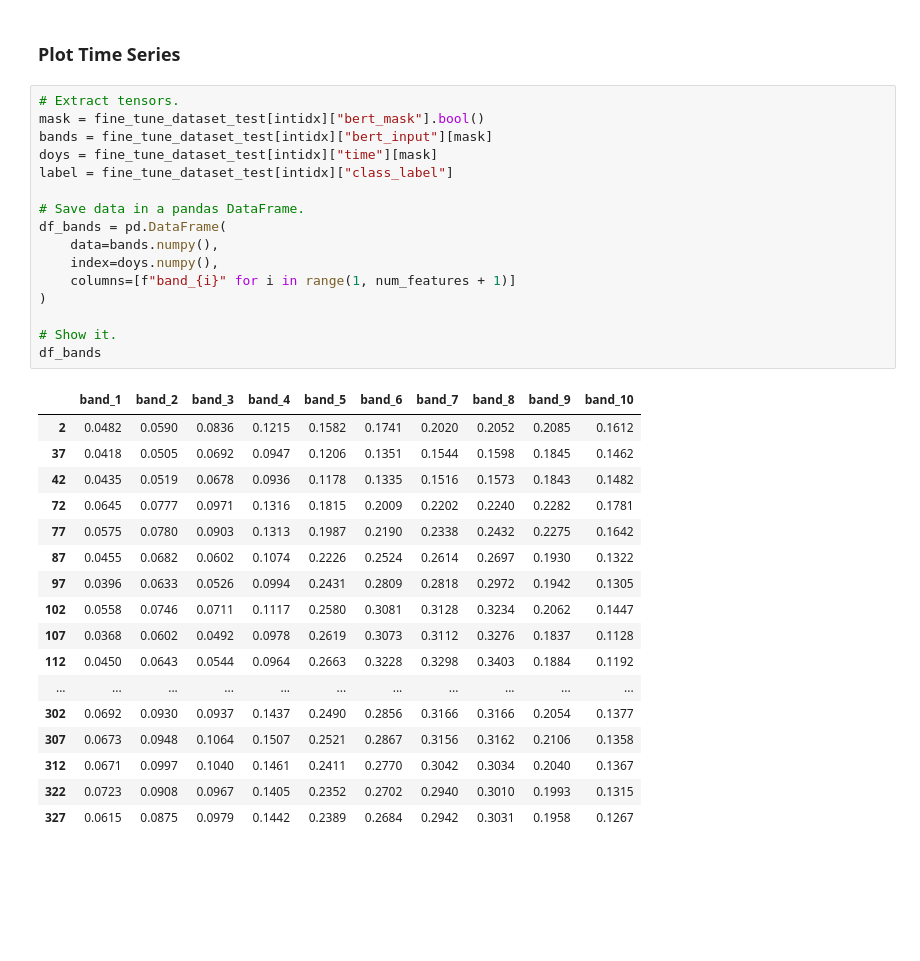
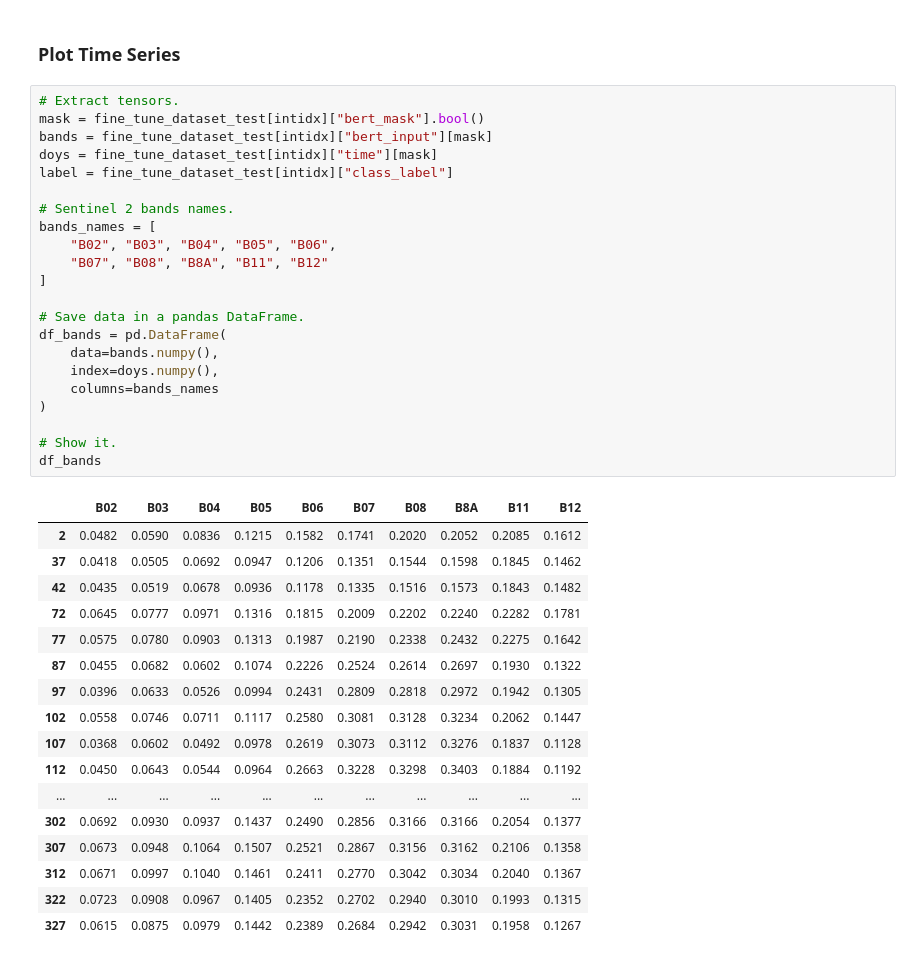
Before and after one commit to SandroAlex/geosatlearn, a Jupyter notebook: ml_models/sits-bert/notebooks/complete_pipeline.ipynb, the cells around one changed output. Drawn from its saved outputs; the diff is of its cells as text; blank space fills up the shorter version.

```diff
--- a/ml_models/sits-bert/notebooks/complete_pipeline.ipynb
+++ b/ml_models/sits-bert/notebooks/complete_pipeline.ipynb
@@ -93,21 +93,27 @@ tensor([  2,  37,  42,  72,  77,  87,  97, 102, 107, 112, 122, 127, 132, 152,
 # %%
 # Extract tensors.
 mask = fine_tune_dataset_test[intidx]["bert_mask"].bool()
 bands = fine_tune_dataset_test[intidx]["bert_input"][mask]
 doys = fine_tune_dataset_test[intidx]["time"][mask]
 label = fine_tune_dataset_test[intidx]["class_label"]
 
+# Sentinel 2 bands names.
+bands_names = [
+    "B02", "B03", "B04", "B05", "B06",
+    "B07", "B08", "B8A", "B11", "B12"
+]
+
 # Save data in a pandas DataFrame.
 df_bands = pd.DataFrame(
     data=bands.numpy(),
     index=doys.numpy(),
-    columns=[f"band_{i}" for i in range(1, num_features + 1)]
+    columns=bands_names
 )
 
 # Show it.
 df_bands
 # %% [output]
-|  | band_1 | band_2 | band_3 | band_4 | band_5 | band_6 | band_7 | band_8 | band_9 | band_10 |
+|  | B02 | B03 | B04 | B05 | B06 | B07 | B08 | B8A | B11 | B12 |
 | 2 | 0.0482 | 0.0590 | 0.0836 | 0.1215 | 0.1582 | 0.1741 | 0.2020 | 0.2052 | 0.2085 | 0.1612 |
 | 37 | 0.0418 | 0.0505 | 0.0692 | 0.0947 | 0.1206 | 0.1351 | 0.1544 | 0.1598 | 0.1845 | 0.1462 |
 | 42 | 0.0435 | 0.0519 | 0.0678 | 0.0936 | 0.1178 | 0.1335 | 0.1516 | 0.1573 | 0.1843 | 0.1482 |
```
Also changed, not shown: parts of 11 cells of this notebook, 2 other files.
